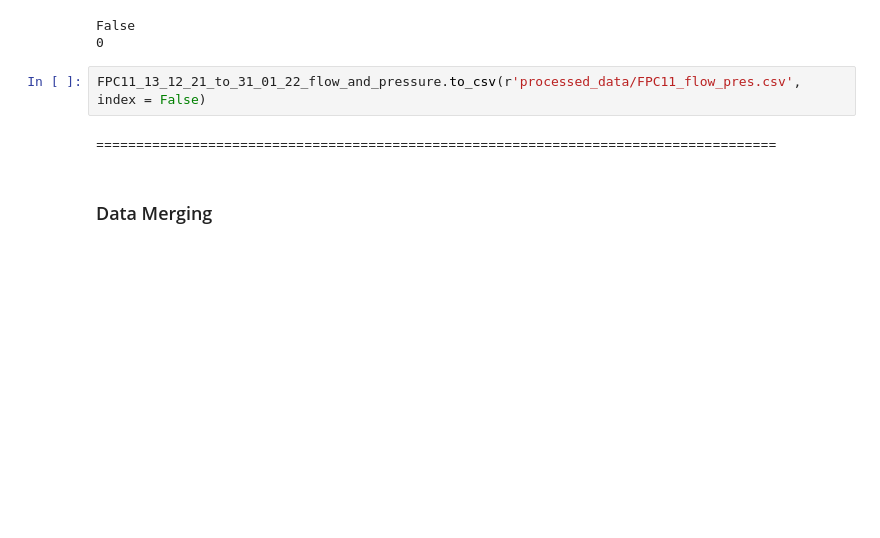
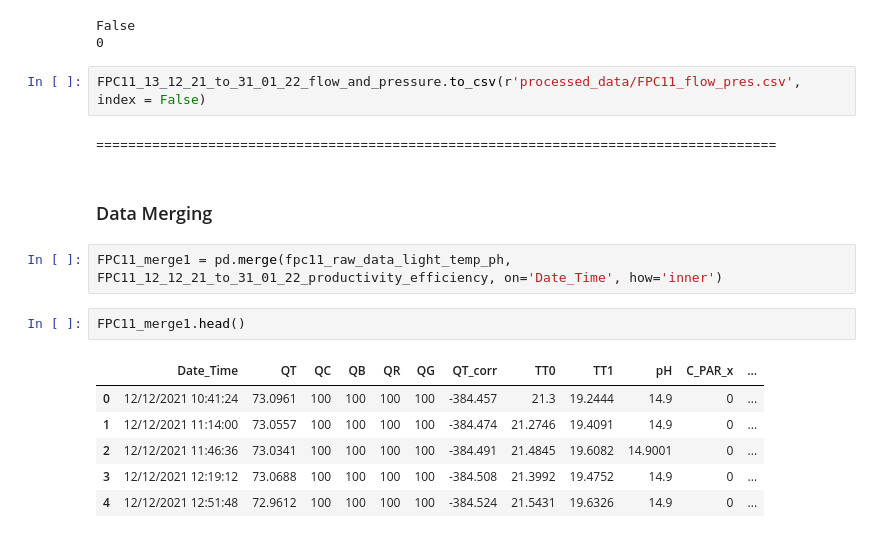
Before and after one commit to janakishyama/ESR_10, a Jupyter notebook: EDA_04_02_22.ipynb, the cells around one changed output. Cells and saved outputs as stored; diff of their text form; blank space fills up the shorter version.

Commit message:
FPC11_dataframe merge and 50 days data

```diff
--- a/EDA_04_02_22.ipynb
+++ b/EDA_04_02_22.ipynb
@@ -353,3 +353,14 @@ FPC11_13_12_21_to_31_01_22_flow_and_pressure.to_csv(r'processed_data/FPC11_flow_
 =====================================================================================
 # %% [markdown]
 ### Data Merging
+# %%
+FPC11_merge1 = pd.merge(fpc11_raw_data_light_temp_ph, FPC11_12_12_21_to_31_01_22_productivity_efficiency, on='Date_Time', how='inner')
+# %%
+FPC11_merge1.head()
+# %% [output]
+|  | Date_Time | QT | QC | QB | QR | QG | QT_corr | TT0 | TT1 | pH | C_PAR_x | ... |
+| 0 | 12/12/2021 10:41:24 | 73.0961 | 100 | 100 | 100 | 100 | -384.457 | 21.3 | 19.2444 | 14.9 | 0 | ... |
+| 1 | 12/12/2021 11:14:00 | 73.0557 | 100 | 100 | 100 | 100 | -384.474 | 21.2746 | 19.4091 | 14.9 | 0 | ... |
+| 2 | 12/12/2021 11:46:36 | 73.0341 | 100 | 100 | 100 | 100 | -384.491 | 21.4845 | 19.6082 | 14.9001 | 0 | ... |
+| 3 | 12/12/2021 12:19:12 | 73.0688 | 100 | 100 | 100 | 100 | -384.508 | 21.3992 | 19.4752 | 14.9 | 0 | ... |
+| 4 | 12/12/2021 12:51:48 | 72.9612 | 100 | 100 | 100 | 100 | -384.524 | 21.5431 | 19.6326 | 14.9 | 0 | ... |
```
Also changed, not shown: parts of 11 cells of this notebook, 1 other file.
